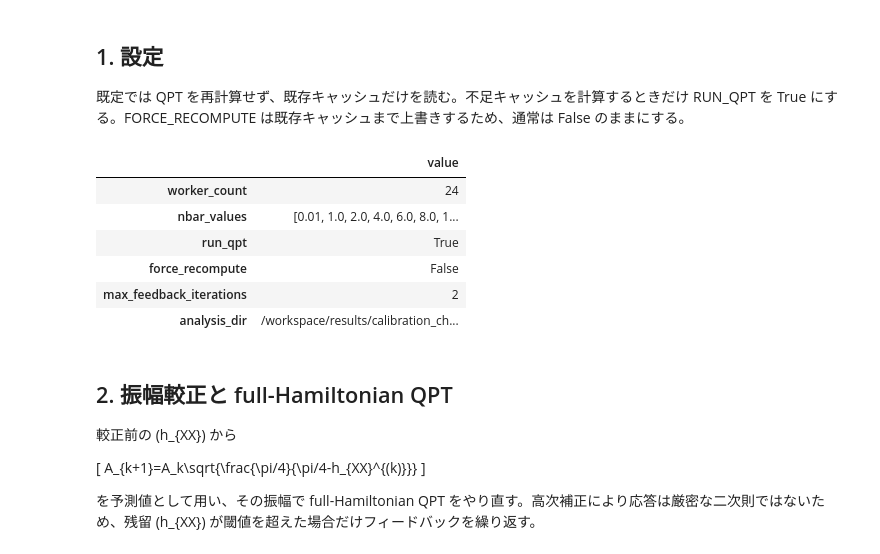
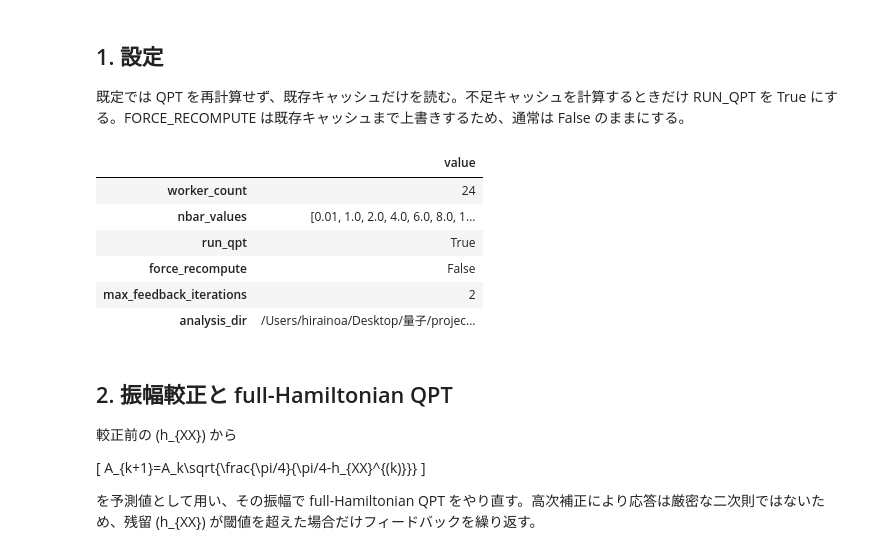
Before and after one commit to takeoka-lab/MS_gate_Hirai, a Jupyter notebook: angle_calibration_channel_comparison.ipynb, the cells around one changed output. Saved outputs shown, nothing was run; the diff lists cells and outputs as text; code cells hidden in the pictures.

```diff
--- a/angle_calibration_channel_comparison.ipynb
+++ b/angle_calibration_channel_comparison.ipynb
@@ -91,34 +91,35 @@ NBAR_VALUES = [0.01, 1.0, 2.0, 4.0, 6.0, 8.0, 10.0]
 RUN_QPT = True
 FORCE_RECOMPUTE = False
 MAX_FEEDBACK_ITERATIONS = 2
 SELECTED_NBAR_FOR_CHI = 4.0
+CHI_MATRIX_NBARS = [SELECTED_NBAR_FOR_CHI]  # 複素 chi 行列を直接表示する温度
 
 HXX_TOL_RAD_PER_GATE = 2e-3
 MODEL_RESIDUAL_FRACTION_MAX = 0.25
 COLLECTIVE_SPREAD_RELATIVE_MAX = 0.25
 STRONG_HXX_REDUCTION_FACTOR = 10.0
 INFIDELITY_FLOOR_REMAINING_MIN = 0.50
 
 ANALYSIS_DIR = PROJECT_ROOT / "results" / "calibration_channel_comparison"
 ANALYSIS_DIR.mkdir(parents=True, exist_ok=True)
 
 workflow.validate_config(CONFIG)
 display(pd.Series({
     "worker_count": WORKER_COUNT,
     "nbar_values": NBAR_VALUES,
     "run_qpt": RUN_QPT,
     "force_recompute": FORCE_RECOMPUTE,
     "max_feedback_iterations": MAX_FEEDBACK_ITERATIONS,
     "analysis_dir": str(ANALYSIS_DIR),
 }, name="value").to_frame())
 # %% [output]
 |  | value |
 | worker_count | 24 |
 | nbar_values | [0.01, 1.0, 2.0, 4.0, 6.0, 8.0, 1... |
 | run_qpt | True |
 | force_recompute | False |
 | max_feedback_iterations | 2 |
-| analysis_dir | /workspace/results/calibration_ch... |
+| analysis_dir | /Users/hirainoa/Desktop/量子/projec... |
 # %% [markdown]
 ## 2. 振幅較正と full-Hamiltonian QPT
 
```
Also changed, not shown: parts of 17 cells of this notebook, 24 other files.
